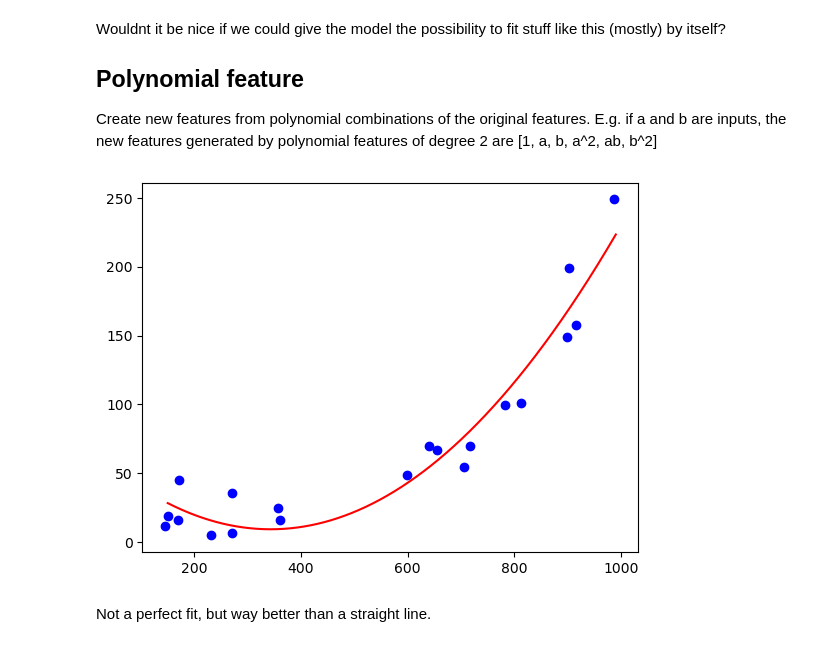
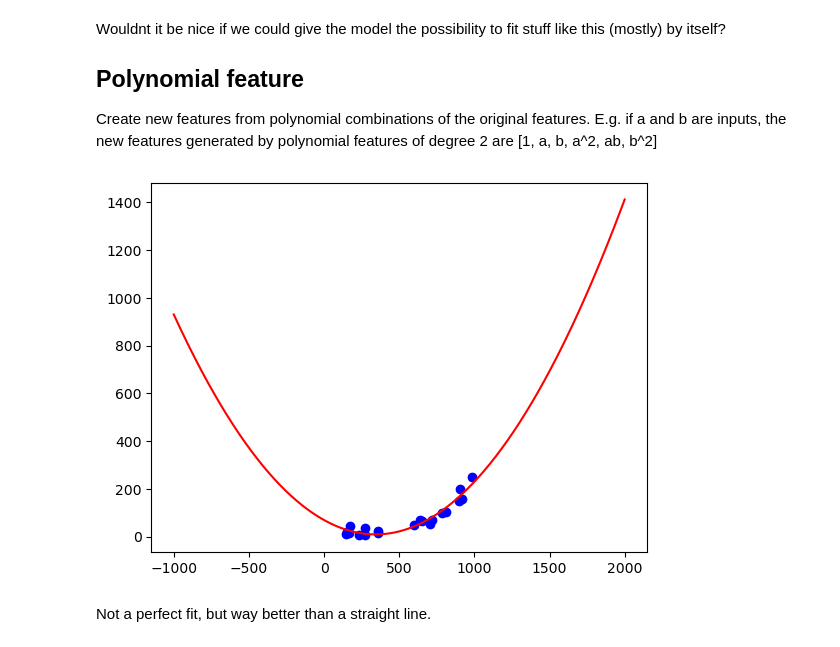
Before and after one commit to 84n4n4/digital_modelling_and_big_data_lecture_25_26, a Jupyter notebook: notebooks/17_polynomial_features.ipynb, the cells around one changed output. Cells and saved outputs as stored; diff of their text form; code cells hidden in the pictures.

```diff
--- a/notebooks/17_polynomial_features.ipynb
+++ b/notebooks/17_polynomial_features.ipynb
@@ -65,24 +65,24 @@ Create new features from polynomial combinations of the original features. E.g.
 # %%
 
 polynomial_features = PolynomialFeatures(degree=2, include_bias=False)
 linear_regression = LinearRegression()
 
 pipeline = Pipeline(
         [
             ("polynomial_features", polynomial_features),
             ("linear_regression", linear_regression),
         ]
     )
 pipeline.fit(X, y)
 
-x_ls = np.linspace(150, 990, 1000).reshape(-1, 1)
+x_ls = np.linspace(-1000, 2000, 1000).reshape(-1, 1)
 y_pred = pipeline.predict(x_ls)
 
 plt.scatter(X, y, color="blue")
 plt.plot(x_ls, y_pred, color="red")
 plt.show()
 # %% [output]
-[figure, old version]
+[figure, new version]
 # %% [markdown]
 Not a perfect fit, but way better than a straight line.
 # %% [markdown]
```
Also changed, not shown: parts of 3 cells of this notebook, 5 other files.
